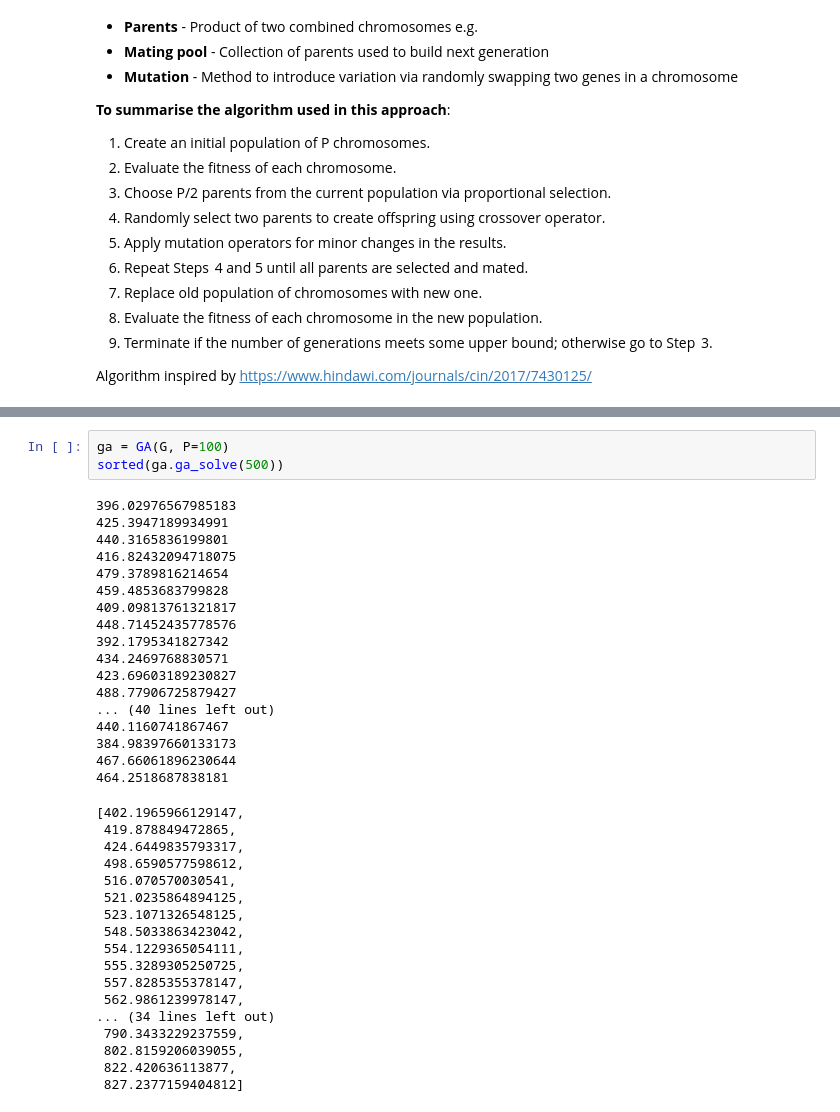
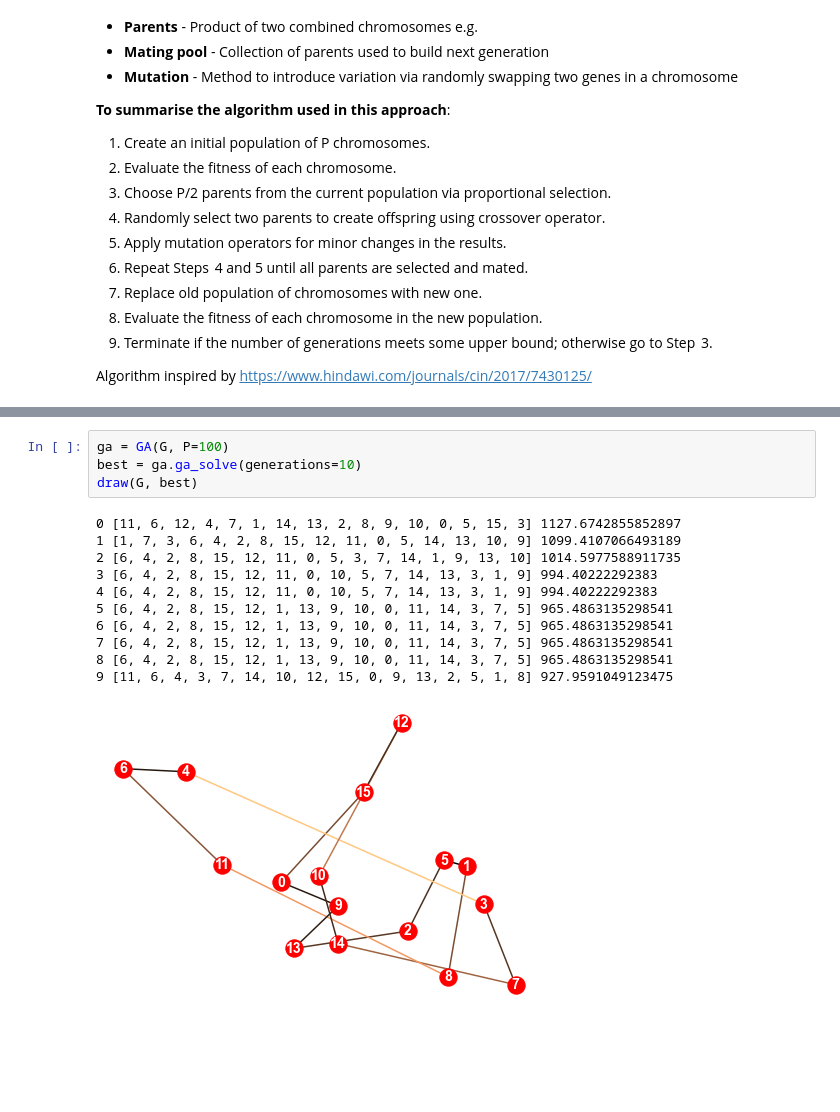
Before and after one commit to danielj0nes/metaheuristics, a Jupyter notebook: tsp_GA_dj.ipynb, the cells around one changed output, grey strips where cells are left out. Drawn from its saved outputs; the diff is of its cells as text; blank space fills up the shorter version.

```diff
--- a/tsp_GA_dj.ipynb
+++ b/tsp_GA_dj.ipynb
@@ -264,38 +261,16 @@ draw(G)
 # %%
 ga = GA(G, P=100)
-sorted(ga.ga_solve(500))
+best = ga.ga_solve(generations=10)
+draw(G, best)
 # %% [output]
-396.02976567985183
-425.3947189934991
-440.3165836199801
-416.82432094718075
-479.3789816214654
-459.4853683799828
-409.09813761321817
-448.71452435778576
-392.1795341827342
-434.2469768830571
-423.69603189230827
-488.77906725879427
-... (40 lines left out)
-440.1160741867467
-384.98397660133173
-467.66061896230644
-464.2518687838181
+0 [11, 6, 12, 4, 7, 1, 14, 13, 2, 8, 9, 10, 0, 5, 15, 3] 1127.6742855852897
+1 [1, 7, 3, 6, 4, 2, 8, 15, 12, 11, 0, 5, 14, 13, 10, 9] 1099.4107066493189
+2 [6, 4, 2, 8, 15, 12, 11, 0, 5, 3, 7, 14, 1, 9, 13, 10] 1014.5977588911735
+3 [6, 4, 2, 8, 15, 12, 11, 0, 10, 5, 7, 14, 13, 3, 1, 9] 994.40222292383
+4 [6, 4, 2, 8, 15, 12, 11, 0, 10, 5, 7, 14, 13, 3, 1, 9] 994.40222292383
+5 [6, 4, 2, 8, 15, 12, 1, 13, 9, 10, 0, 11, 14, 3, 7, 5] 965.4863135298541
+6 [6, 4, 2, 8, 15, 12, 1, 13, 9, 10, 0, 11, 14, 3, 7, 5] 965.4863135298541
+7 [6, 4, 2, 8, 15, 12, 1, 13, 9, 10, 0, 11, 14, 3, 7, 5] 965.4863135298541
+8 [6, 4, 2, 8, 15, 12, 1, 13, 9, 10, 0, 11, 14, 3, 7, 5] 965.4863135298541
+9 [11, 6, 4, 3, 7, 14, 10, 12, 15, 0, 9, 13, 2, 5, 1, 8] 927.9591049123475
-[402.1965966129147,
- 419.878849472865,
- 424.6449835793317,
- 498.6590577598612,
- 516.070570030541,
- 521.0235864894125,
- 523.1071326548125,
- 548.5033863423042,
- 554.1229365054111,
- 555.3289305250725,
- 557.8285355378147,
- 562.9861239978147,
-... (34 lines left out)
- 790.3433229237559,
- 802.8159206039055,
- 822.420636113877,
- 827.2377159404812]
+[figure, added]
```
Also changed, not shown: parts of 4 cells of this notebook.
